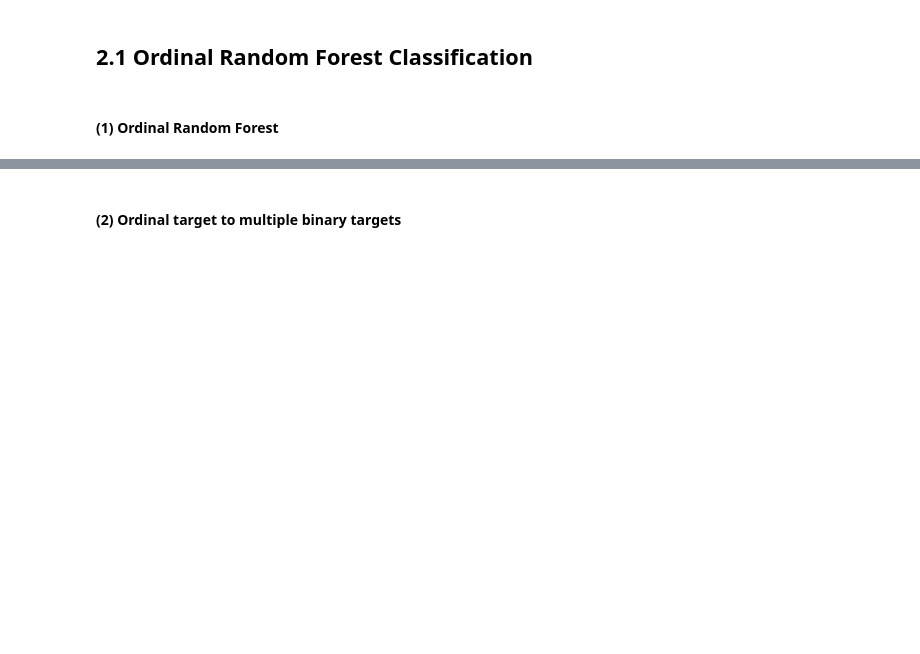
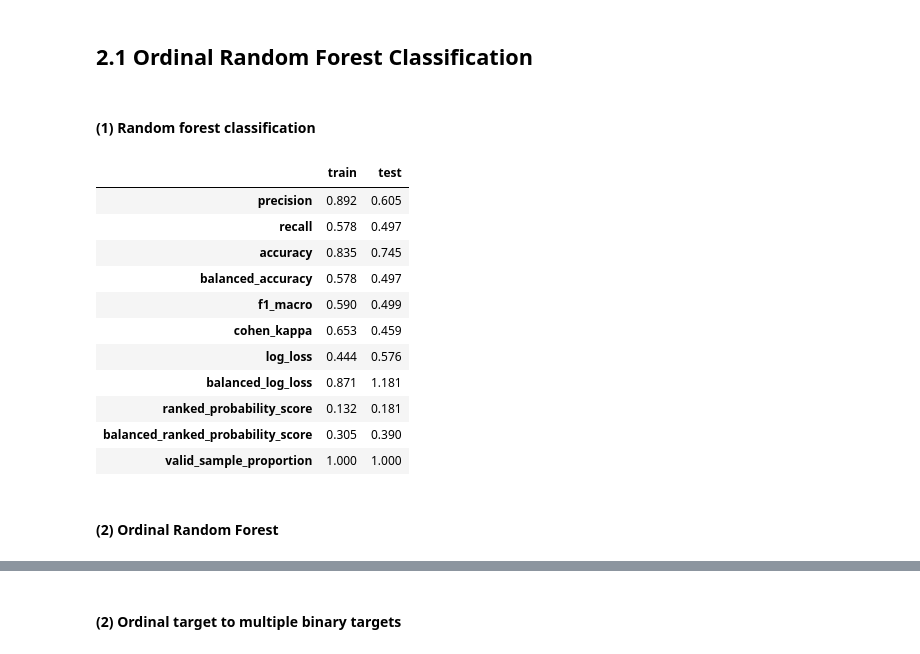
Before and after one commit to betterweizh/ordinal-regression, a Jupyter notebook: tutorials/ordinal random forest.ipynb, the cells around one changed output, grey strips where cells are left out. Saved outputs shown, nothing was run; the diff lists cells and outputs as text; code cells hidden in the pictures; blank space fills up the shorter version.

```diff
--- a/tutorials/ordinal random forest.ipynb
+++ b/tutorials/ordinal random forest.ipynb
@@ -88,13 +89,15 @@ Target values:
 # %% [markdown]
 #### Split data into train and test sets
 # %%
+data_Y = convert_target(data_Y_ord, object_type='label')
+
 # split data into train and test sets
 train_idx, test_idx = train_test_split(range(len(data_X)), test_size=0.4, random_state=42, stratify=data_Y_ord)
 
 train_X = data_X.iloc[train_idx, :]
-train_Y = data_Y_ord.iloc[train_idx]
+train_Y = data_Y.iloc[train_idx]
 test_X = data_X.iloc[test_idx, :]
-test_Y = data_Y_ord.iloc[test_idx]
+test_Y = data_Y.iloc[test_idx]
 
 print('\nShape of train data:', train_X.shape, train_Y.shape,
       '\nShape of test data:', test_X.shape, test_Y.shape,
@@ -109,6 +112,40 @@ Distribution of test target variables: {1: 954, 2: 1566, 3: 79}
 # 2. Random Forest
 # %% [markdown]
 ## 2.1 Ordinal Random Forest Classification
+# %% [markdown]
+#### (1) Random forest classification
+# %%
+from sklearn.ensemble import RandomForestClassifier
+
+model = RandomForestClassifier(
+    n_estimators=500,
+    max_depth=8)
+model.fit(train_X, train_Y)
+
+train_pred = model.predict(train_X)
+test_pred = model.predict(test_X)
+train_pred_prob = model.predict_proba(train_X)
+test_pred_prob = model.predict_proba(test_X)
+
+# Model performance
+perf = {
+    'train' : classification_metric_nan(train_Y.values, train_pred, train_pred_prob, nan_value=-1),
+    'test'  : classification_metric_nan(test_Y.values, test_pred, test_pred_prob, nan_value=-1)}
+perf = pd.DataFrame.from_dict(perf, orient='columns')
+perf.round(3)
+# %% [output]
+|  | train | test |
+| precision | 0.892 | 0.605 |
+| recall | 0.578 | 0.497 |
+| accuracy | 0.835 | 0.745 |
+| balanced_accuracy | 0.578 | 0.497 |
+| f1_macro | 0.590 | 0.499 |
+| cohen_kappa | 0.653 | 0.459 |
+| log_loss | 0.444 | 0.576 |
+| balanced_log_loss | 0.871 | 1.181 |
+| ranked_probability_score | 0.132 | 0.181 |
+| balanced_ranked_probability_score | 0.305 | 0.390 |
+| valid_sample_proportion | 1.000 | 1.000 |
 # %% [markdown]
-#### (1) Ordinal Random Forest
+#### (2) Ordinal Random Forest
 # %%
```
Also changed, not shown: parts of 4 cells of this notebook, 3 other files.
